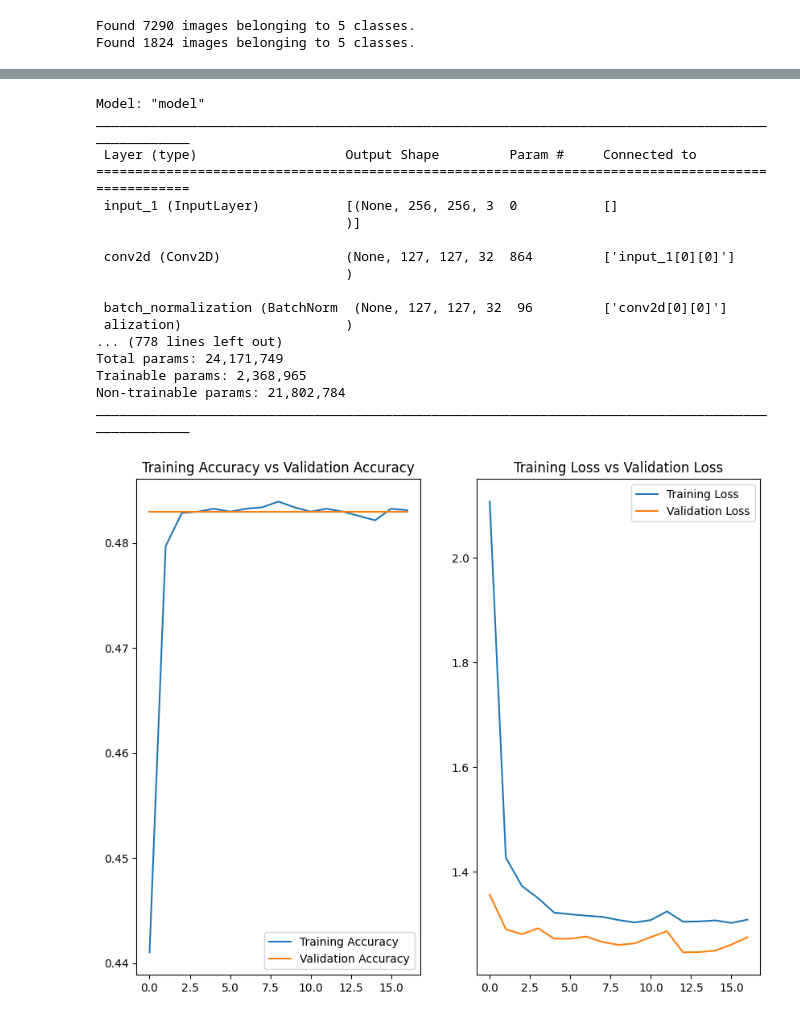
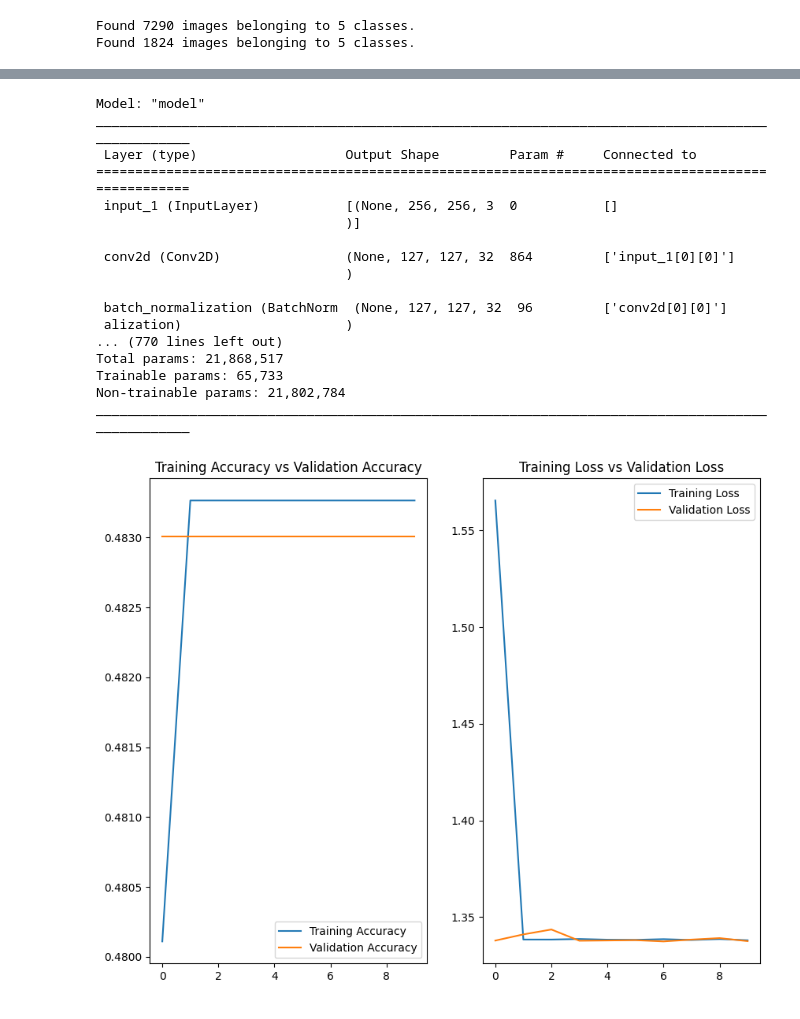
Before and after one commit to JayJajoo/Capstone-project, a Jupyter notebook: v32.ipynb, the cells around one changed output, grey strips where cells are left out. Saved outputs shown, nothing was run; the diff lists cells and outputs as text; code cells hidden in the pictures.

```diff
--- a/v32.ipynb
+++ b/v32.ipynb
@@ -98,14 +98,14 @@ data_generator_no_aug = ImageDataGenerator(preprocessing_function=preprocess_inp
 train_generator = data_generator_with_aug.flow_from_directory(
         'output/train',
         target_size=(image_size, image_size),
-        batch_size=32,
+        batch_size=8,
         class_mode='categorical',
         shuffle=True)
 
 validation_generator = data_generator_no_aug.flow_from_directory(
         'output/test',
         target_size=(image_size, image_size),
-        batch_size=32,
+        batch_size=8,
         class_mode='categorical',
         shuffle=True)
 # %% [output]
@@ -120,10 +120,6 @@ inception_base = InceptionV3(include_top=False, weights='imagenet', input_shape=
 # Add custom classification head
 x = inception_base.output
 x = GlobalAveragePooling2D()(x)
-x = Dense(1024, activation='relu')(x)
-x = Dropout(0.5)(x)
-x = Dense(256, activation='relu')(x)
-x = Dropout(0.5)(x)
 x = Dense(32, activation='relu')(x)
 x = Dropout(0.5)(x)
 output = Dense(5, activation='softmax')(x)
@@ -136,7 +132,7 @@ for layer in inception_base.layers:
     layer.trainable = False
 
 # Compile the model
-model.compile(optimizer=tf.keras.optimizers.Adam(learning_rate=0.001),
+model.compile(optimizer=tf.keras.optimizers.Adam(learning_rate=0.01),
               loss='categorical_crossentropy',
               metrics=['accuracy'])
 # %%
@@ -145,7 +141,7 @@ early_stopping = tf.keras.callbacks.EarlyStopping(monitor='accuracy',patience=8)
 model.fit(
     train_generator,
     validation_data=validation_generator,
-    epochs=80,
+    epochs=100,
     verbose=1,
     callbacks = [early_stopping]
 )
@@ -186,9 +185,9 @@ ________________________________________________________________________________
 
  batch_normalization (BatchNorm  (None, 127, 127, 32  96         ['conv2d[0][0]']
  alization)                     )
-... (778 lines left out)
-Total params: 24,171,749
-Trainable params: 2,368,965
+... (770 lines left out)
+Total params: 21,868,517
+Trainable params: 65,733
 Non-trainable params: 21,802,784
 __________________________________________________________________________________________________
 # %%
@@ -196,25 +195,25 @@ hist = hist.history
 # %%
 acc=hist['accuracy']
 val_acc=hist['val_accuracy']
 
 loss=hist['loss']
 val_loss=hist['val_loss']
 
 plt.figure(figsize=(10,8))
 
 plt.subplot(1,2,1)
-plt.plot(range(17),acc,label='Training Accuracy')
-plt.plot(range(17),val_acc,label='Validation Accuracy')
+plt.plot(range(10),acc,label='Training Accuracy')
+plt.plot(range(10),val_acc,label='Validation Accuracy')
 plt.legend()
 plt.title("Training Accuracy vs Validation Accuracy")
 
 
 plt.subplot(1,2,2)
-plt.plot(range(17),loss,label='Training Loss')
-plt.plot(range(17),val_loss,label='Validation Loss')
+plt.plot(range(10),loss,label='Training Loss')
+plt.plot(range(10),val_loss,label='Validation Loss')
 plt.title("Training Loss vs Validation Loss")
 plt.legend()
 plt.show()
 # %% [output]
-[figure, old version]
+[figure, new version]
 # %%
```
Also changed, not shown: parts of 7 cells of this notebook, 7 other files.
